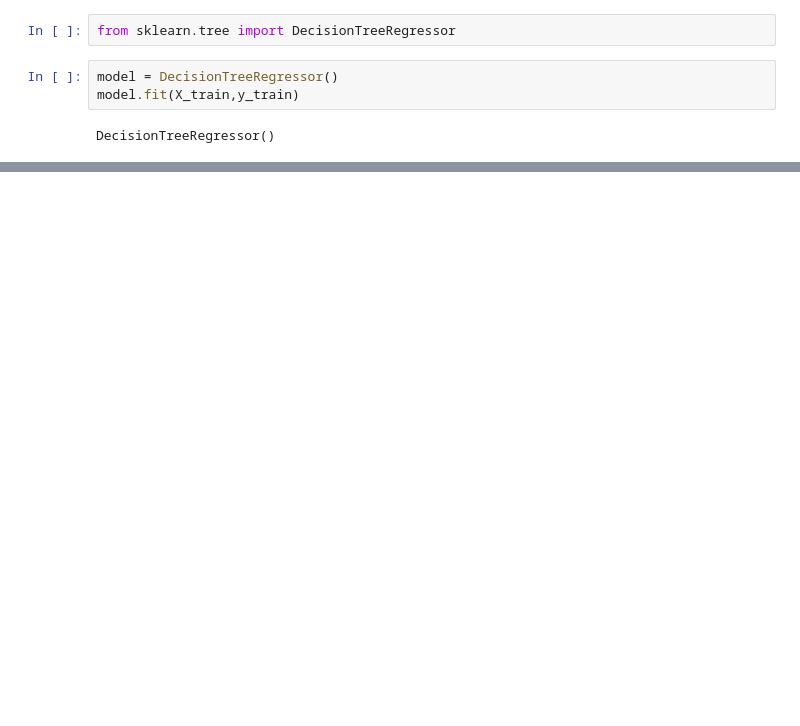
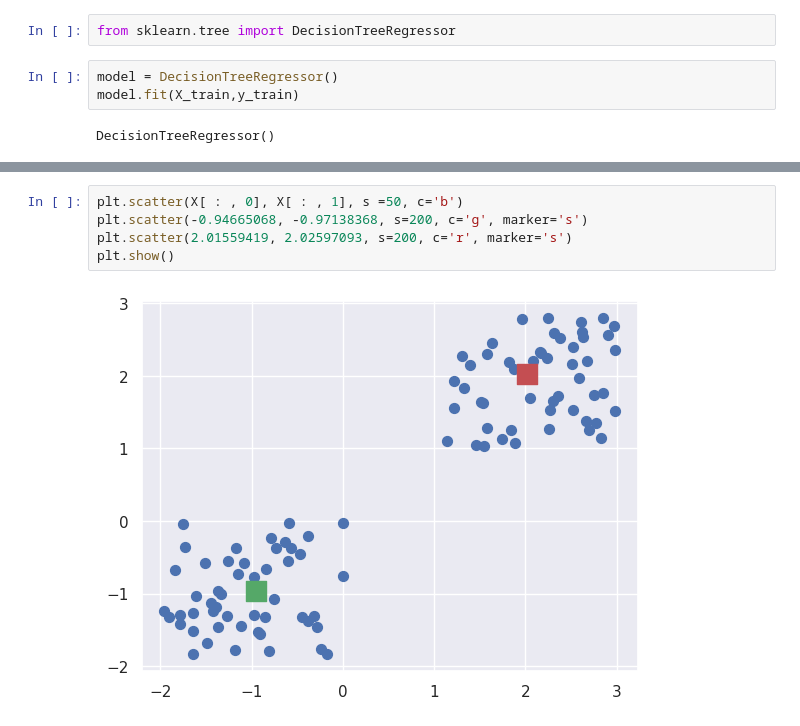
Before and after one commit to faisalalshahrani101/faisal, a Jupyter notebook: project_ml.ipynb, the cells around one changed output, grey strips where cells are left out. Saved outputs shown, nothing was run; the diff lists cells and outputs as text; blank space fills up the shorter version.

```diff
--- a/project_ml.ipynb
+++ b/project_ml.ipynb
@@ -189,0 +217,7 @@ R2 Score: 0.9320964328351227
+# %%
+plt.scatter(X[ : , 0], X[ : , 1], s =50, c='b')
+plt.scatter(-0.94665068, -0.97138368, s=200, c='g', marker='s')
+plt.scatter(2.01559419, 2.02597093, s=200, c='r', marker='s')
+plt.show()
+# %% [output]
+[figure, added]
```
Also changed, not shown: parts of 25 cells of this notebook.
